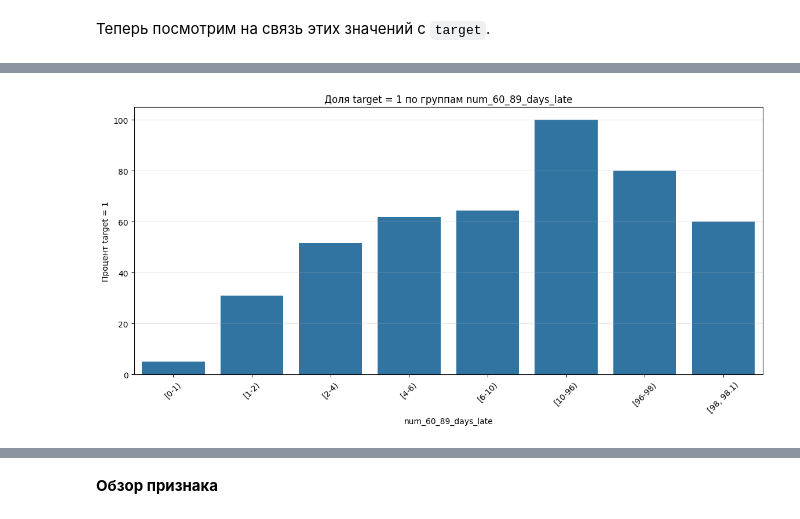
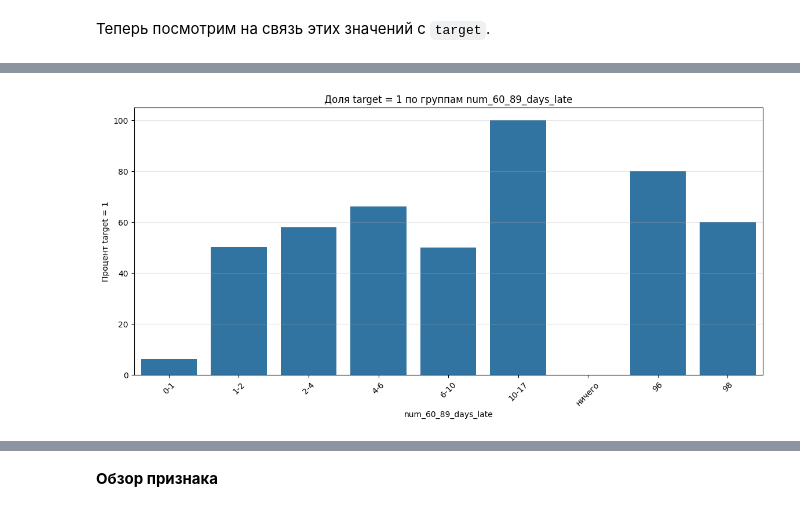
Before and after one commit to drema3-4/Give_me_some_credit, a Jupyter notebook: notebooks/01_eda_data.ipynb, the cells around one changed output, grey strips where cells are left out. Drawn from its saved outputs; the diff is of its cells as text; code cells hidden in the pictures.

```diff
--- a/notebooks/01_eda_data.ipynb
+++ b/notebooks/01_eda_data.ipynb
@@ -495,3 +724,12 @@ plt.show()
+# %%
+bad_mask = (
+    (data["revolving_utilization"] > 0)
+    & ((data["revolving_utilization"] - 1.0).abs() > 10e-4)
+    & (data["num_open_credit_lines"] == 0)
+    & (data["num_real_estate_loans"] == 0)
+)
+
+data = data[~bad_mask].copy()
 # %% [markdown]
 **Вывод по значениям признака:**
 1. Количество экстремальных, нереалистичных значений, у данного признака не велико, что наталкивает на мысль об ошибках;
@@ -623,3 +1156,6 @@ labels = ["[0-1)", "[1-2)", "[2-4)", "[4-6)", "[6-10)", "[10-96)", "[96-98)", "[
+# %%
+bins = [0, 1, 2, 4, 6, 10, 17, 18, 96, 98]
+labels = ["0-1", "1-2", "2-4", "4-6", "6-10", "10-17", "ничего", "96", "98"]
 # %%
 temp = data.copy(deep=True)
 temp["num_30_59_days_late_bin"] = pd.cut(
@@ -663,34 +1236,47 @@ temp["num_60_89_days_late_bin"] = pd.cut(
     x=temp["num_60_89_days_late"],
     bins=bins,
     labels=labels,
-    right=False
+    right=True,
+    include_lowest=True
 )
 
 num_60_89_days_late_summary = (
     temp.groupby("num_60_89_days_late_bin")
     .agg(
         count=("target", "size"),
         target_1_count=("target", "sum"),
         target_1_rate=("target", "mean")
     )
     .reset_index()
 )
-num_60_89_days_late_summary["target_1_rate_pct"] = num_60_89_days_late_summary["target_1_rate"] * 100
+num_60_89_days_late_summary["target_1_pct"] = num_60_89_days_late_summary["target_1_rate"] * 100
+num_60_89_days_late_summary["CI_bin"] = num_60_89_days_late_summary.apply(
+    lambda x: "{0:.4f} - {1:.4f}".format(*proportion_confint(
+        count=x["target_1_count"],
+        nobs=x["count"],
+        alpha=0.05,
+        method="wilson"
+    )),
+    axis=1
+)
+num_60_89_days_late_summary["target_1_pct_all"] = data["target"].mean() * 100
+num_60_89_days_late_summary["lift"] = num_60_89_days_late_summary["target_1_pct"] - (data["target"].mean() * 100)
+num_60_89_days_late_summary["CI_all"] = f"{ci_low_all:.4f} - {ci_high_all:.4f}"
 
 plt.figure(figsize=(14, 6))
 
 sns.barplot(
     data=num_60_89_days_late_summary,
     x="num_60_89_days_late_bin",
-    y="target_1_rate_pct"
+    y="target_1_pct"
 )
 
 plt.title("Доля target = 1 по группам num_60_89_days_late")
 plt.xlabel("num_60_89_days_late")
 plt.ylabel("Процент target = 1")
 plt.xticks(rotation=45)
 plt.grid(axis="y", alpha=0.3)
 
 plt.show()
 # %% [output]
-[figure, old version]
+[figure, new version]
```
Also changed, not shown: parts of 231 cells of this notebook.
